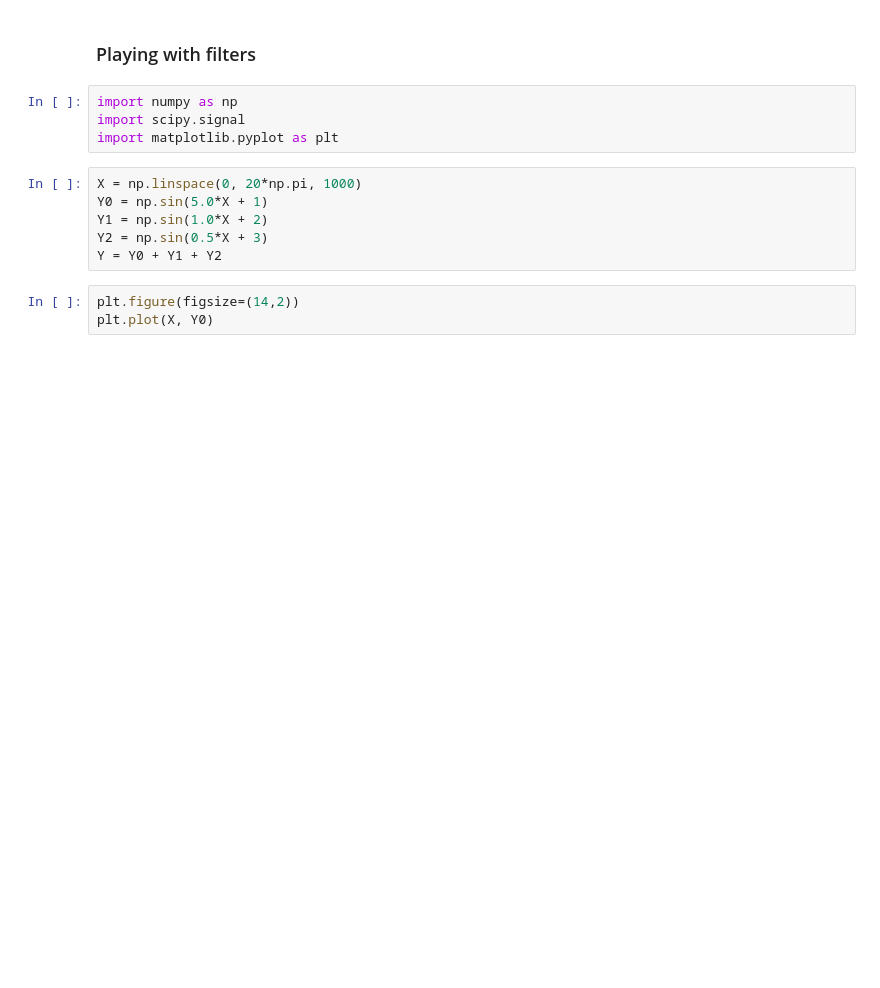
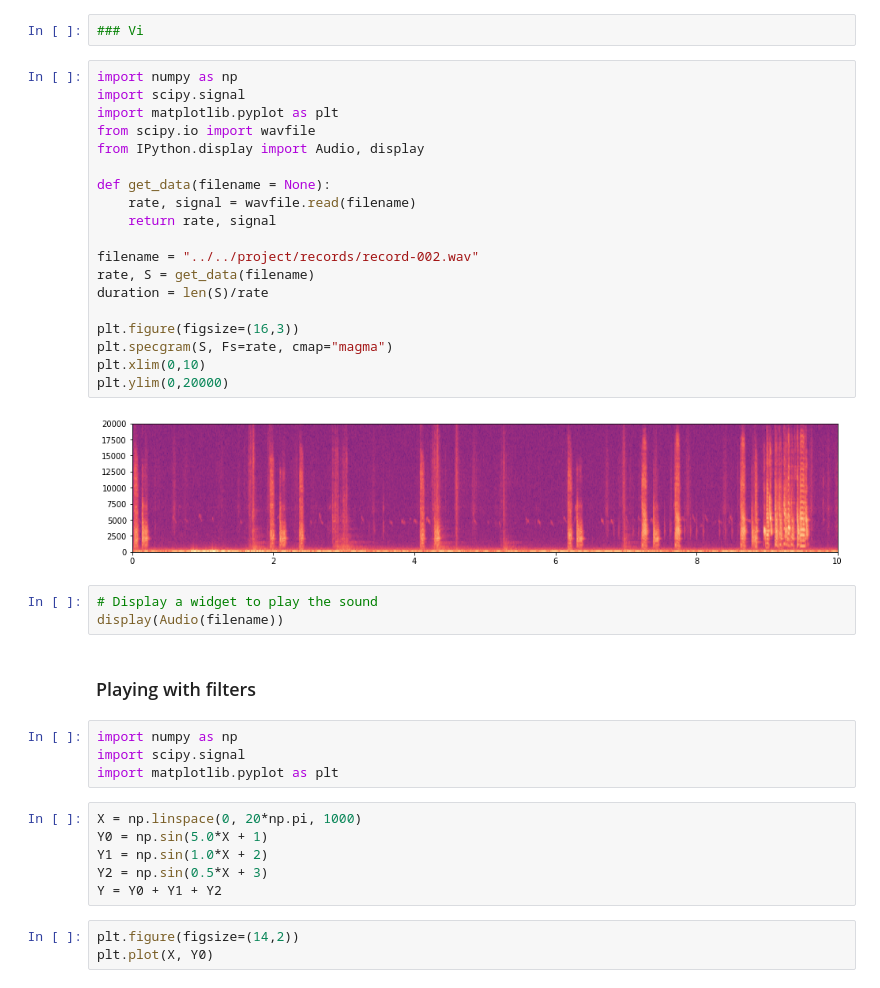
Before and after one commit to keri-c/CNCC-2021-beginner, a Jupyter notebook: lessons/Jupyter Notebooks/My Second Notebook.ipynb, the cells around one changed output. Drawn from its saved outputs; the diff is of its cells as text; blank space fills up the shorter version.

Commit message:
Added project for students, updated lesson notebooks

```diff
--- a/lessons/Jupyter Notebooks/My Second Notebook.ipynb
+++ b/lessons/Jupyter Notebooks/My Second Notebook.ipynb
@@ -1,3 +1,29 @@
+# %%
+### Vi
+# %%
+import numpy as np
+import scipy.signal
+import matplotlib.pyplot as plt
+from scipy.io import wavfile
+from IPython.display import Audio, display
+
+def get_data(filename = None):
+    rate, signal = wavfile.read(filename)
+    return rate, signal
+
+filename = "../../project/records/record-002.wav"
+rate, S = get_data(filename)
+duration = len(S)/rate
+
+plt.figure(figsize=(16,3))
+plt.specgram(S, Fs=rate, cmap="magma")
+plt.xlim(0,10)
+plt.ylim(0,20000)
+# %% [output]
+[figure, added]
+# %%
+# Display a widget to play the sound
+display(Audio(filename))
 # %% [markdown]
 ### Playing with filters
 # %%
```
Also changed, not shown: 4 other files.
